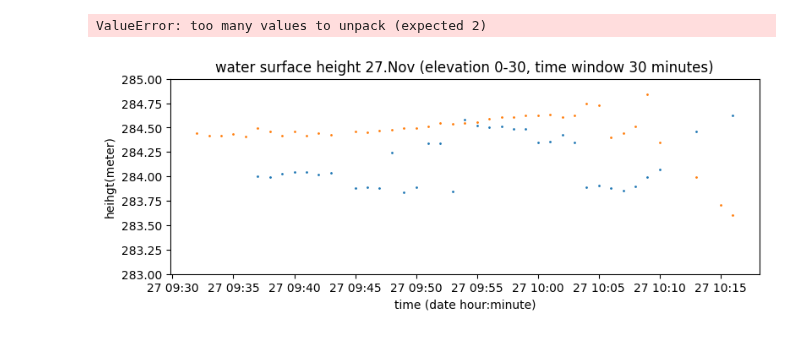
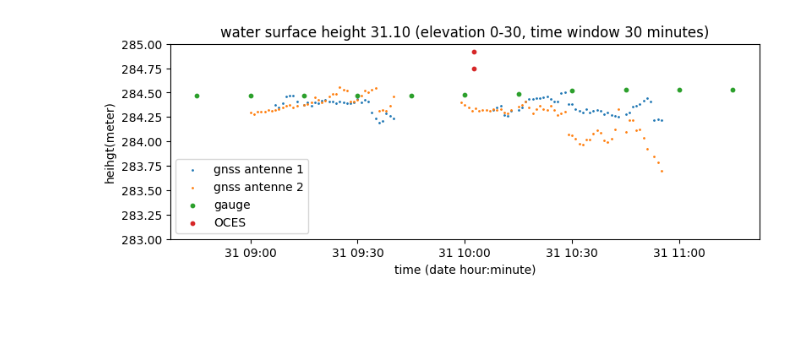
Before and after one commit to ziqing97/gnss_ir_analyze, a Jupyter notebook: src/analyze_30ele_30time.ipynb, the cells around one changed output. Drawn from its saved outputs; the diff is of its cells as text; code cells hidden in the pictures.

```diff
--- a/src/analyze_30ele_30time.ipynb
+++ b/src/analyze_30ele_30time.ipynb
@@ -66,48 +66,14 @@ lib_plot.plot_timeseries(ts_0811_2, ts_0811_3, ante_h_0811['2'], ante_h_0811['3'
-# %%
-# 1031 no antenne height yet
-date_key = '1031'
-ts_1031_2 = ts_30_30_dict[f'{date_key}_2']
-ts_1031_3 = ts_30_30_dict[f'{date_key}_3']
-ante_h_1031 = imoda.get_antenne_height(date_key)
-h_ts_1031_2 = ante_h_1031['2'] - np.asarray(list(ts_1031_2.values()))
-h_ts_1031_3 = ante_h_1031['3'] - np.asarray(list(ts_1031_3.values()))
-gauge_time_1031,h_ts_gauge_1031 = imoda.get_gauge_data(date_key)
-
-
-plt.rcParams.update({'font.size': 10})
-fig,ax = plt.subplots()
-ax.scatter(list(ts_1031_2.keys()), list(h_ts_1031_2),s=1)
-ax.scatter(list(ts_1031_3.keys()), list(h_ts_1031_3),s=1)
-ax.scatter(gauge_time_1031,h_ts_gauge_1031,s=10)
-ax.set_xlabel('time (date hour:minute)')
-ax.set_ylabel('heihgt(meter)')
-ax.set_title('water surface height 31.Oct (elevation 0-30, time window 30 minutes)')
-ax.set_ylim([283,285])
-fig.set_size_inches(9,3)
-fig.savefig('picture/timeseries1031.png')
-# %% [output]
-ValueError: too many values to unpack (expected 2)
-# %%
-# 1127 no antenne height yet
-date_key = '1127'
-ts_1127_2 = ts_30_30_dict[f'{date_key}_2']
-ts_1127_3 = ts_30_30_dict[f'{date_key}_3']
-ante_h_1127 = imoda.get_antenne_height(date_key)
-h_ts_1127_2 = ante_h_1127['2'] - np.asarray(list(ts_1127_2.values()))
-h_ts_1127_3 = ante_h_1127['3'] - np.asarray(list(ts_1127_3.values()))
-gauge_time_1127,h_ts_gauge_1127 = imoda.get_gauge_data(date_key)
-
-
-plt.rcParams.update({'font.size': 10})
-fig,ax = plt.subplots()
-ax.scatter(list(ts_1127_2.keys()), list(h_ts_1127_2),s=1)
-ax.scatter(list(ts_1127_3.keys()), list(h_ts_1127_3),s=1)
-ax.scatter(gauge_time_1127,h_ts_gauge_1127,s=10)
-ax.set_xlabel('time (date hour:minute)')
-ax.set_ylabel('heihgt(meter)')
-ax.set_title('water surface height 27.Nov (elevation 0-30, time window 30 minutes)')
-ax.set_ylim([283,285])
-fig.set_size_inches(9,3)
-fig.savefig('picture/timeseries1127.png')
-# %% [output]
-[figure, removed]
+# %%
+# from gnss-r
+date_key = '1031'
+ts_0811_2 = ts_30_30_dict[f'{date_key}_2']
+ts_0811_3 = ts_30_30_dict[f'{date_key}_3']
+ante_h_0811 = imoda.get_antenne_height(date_key)
+# from sentinel
+ts_sentinel_0811 = imoda.get_sentinel_data(date_key,retrack_method)
+# from gauge
+ts_gauge_0811 = imoda.get_gauge_data(date_key)
+lib_plot.plot_timeseries(ts_0811_2, ts_0811_3, ante_h_0811['2'], ante_h_0811['3'],\
+     ts_gauge_0811, ts_sentinel_0811, retrack_method, date_key)
+# %% [output]
+[figure, added]
```
Also changed, not shown: parts of 4 cells of this notebook.
